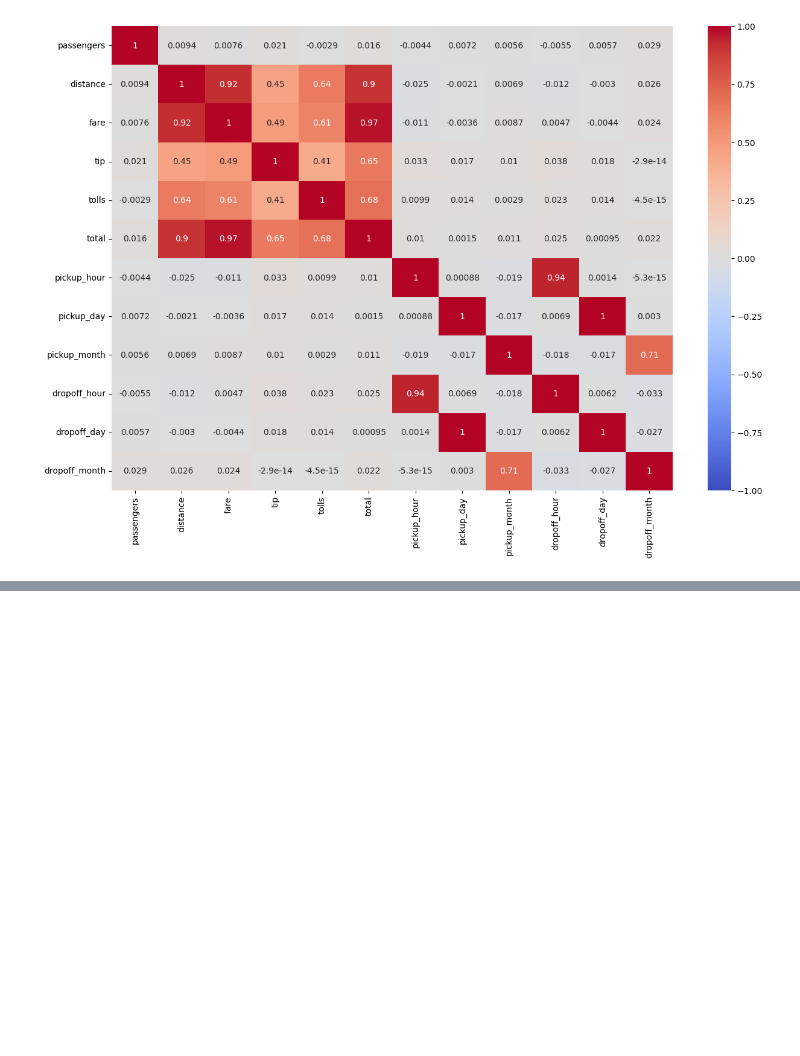
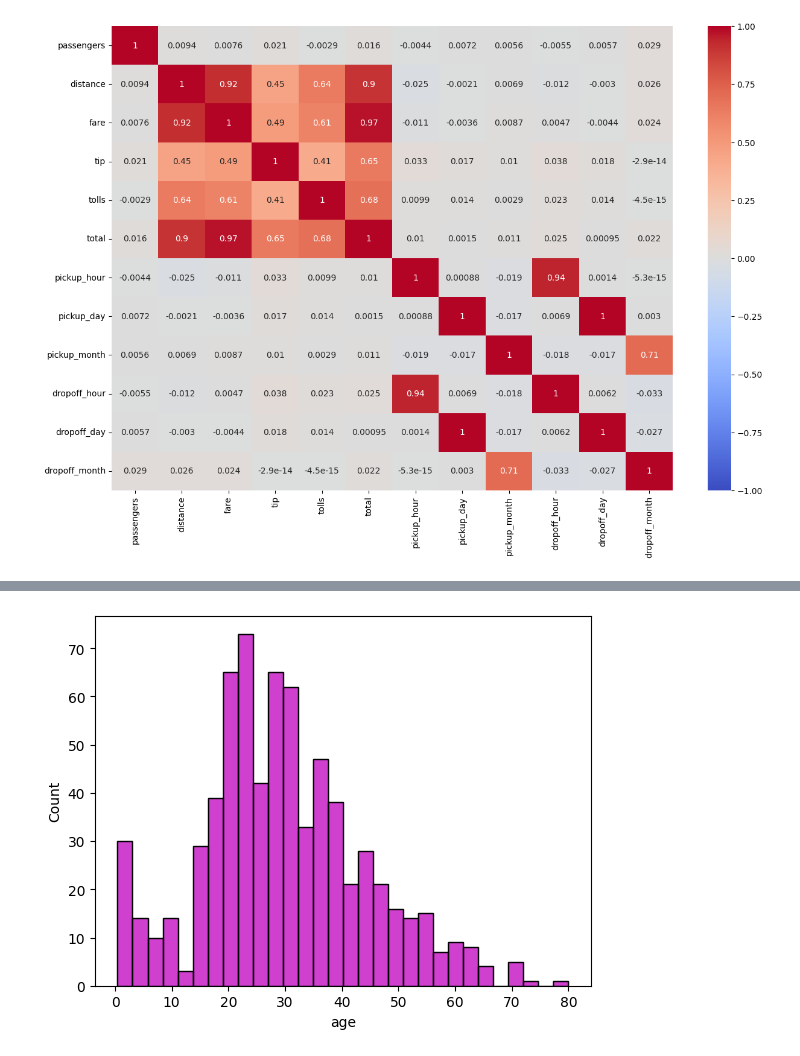
Before and after one commit to HimankPatidar/Pregrade, a Jupyter notebook: matplotlib/matplotlib2.ipynb, the cells around one changed output, grey strips where cells are left out. Drawn from its saved outputs; the diff is of its cells as text; code cells hidden in the pictures; blank space fills up the shorter version.

```diff
--- a/matplotlib/matplotlib2.ipynb
+++ b/matplotlib/matplotlib2.ipynb
@@ -388,3 +388,6 @@ sns.heatmap(df.corr(numeric_only=True),cmap='coolwarm', annot=True, vmin=-1, vma
 plt.show()
 # %% [output]
 [figure]
+# %%
+df2 = sns.load_dataset("titanic")
+df2.head()
@@ -390,0 +401,5 @@ plt.show()
+# %%
+sns.histplot(df2['age'], bins=30, color='m')
+plt.show()
+# %% [output]
+[figure, added]
```
Also changed, not shown: parts of 15 cells of this notebook.
